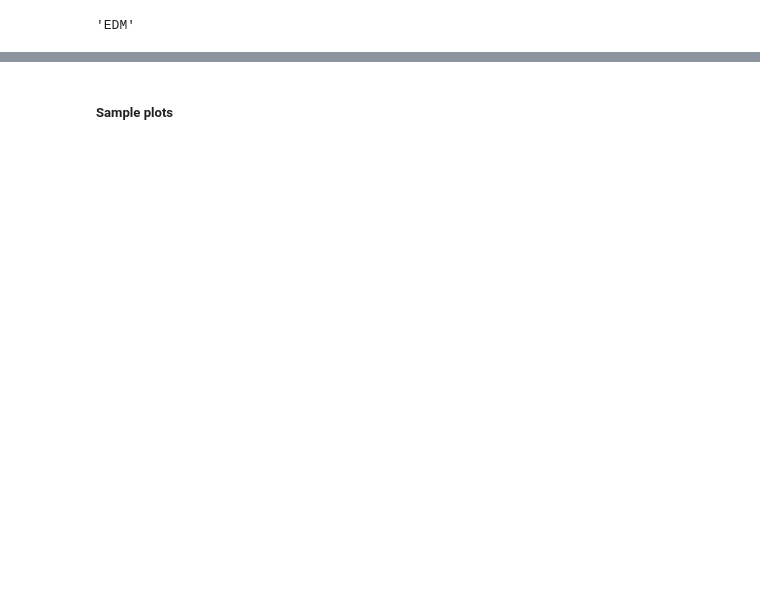
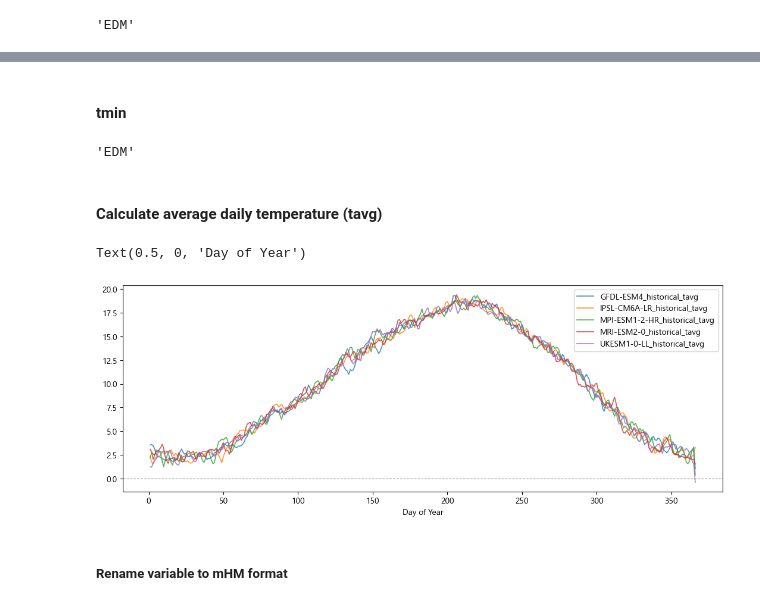
Before and after one commit to klekarkar/mHM_IO_dataprocessing, a Jupyter notebook: validate_ISIMIP3b.ipynb, the cells around one changed output, grey strips where cells are left out. Cells and saved outputs as stored; diff of their text form; code cells hidden in the pictures; blank space fills up the shorter version.

```diff
--- a/validate_ISIMIP3b.ipynb
+++ b/validate_ISIMIP3b.ipynb
@@ -135,6 +135,8 @@ VAR_UNITS = "mm/day"         # CF-ish units string
 VAR_STDNAME = "precipitation_flux"
 long_name = "Regridded precipitation rate"
 # -----------------------------------
+
+obs_pre = pISIMIP.select_ref_hist(pr_EOBS, 'pre', '1971-01-01', '2010-12-31')
 
 isimip_regridded_pr = pISIMIP.regrid_ISIMIP_to_obs(isimip_data, obs_pre, models, scenarios, REGRID_METHOD,
                                              VAR_NAME, VAR_UNITS, VAR_STDNAME, long_name)
@@ -319,2 +363,71 @@ for name, data in isimip_bc_QDM.items():
+# %% [markdown]
+#### tmin
+# %%
+
+models = list(map(str.upper, ['gfdl-esm4', 'ipsl-cm6a-lr', 'mpi-esm1-2-hr', 'mri-esm2-0', 'ukesm1-0-ll']))
+future_scenarios = ['ssp370', 'ssp585']
+method= 'qdm'  # Choose 'qdm' for Quantile Delta Mapping or 'eqm' for Empirical Quantile Mapping
+kind = "+"  # Use "+" for temperature or "*" for precipitation
+VAR_NAME, VAR_UNITS, VAR_STDNAME= 'tasmin', 'degree_celsius', 'min. daily temperature'
+
+# Bias correct the regridded ISIMIP data
+"""QDM"""
+
+isimip_bc_tmin = pISIMIP.bias_correct_ISIMIP(isimip_hiRES_tmin, obs_tmin, models,
+                                     future_scenarios, method=method, VAR_NAME=VAR_NAME, VAR_UNITS=VAR_UNITS, VAR_STDNAME=VAR_STDNAME, kind=kind)
+
+print(time.now())
+"""EDM"""
+# isimip_bc_EQM = pISIMIP.bias_correct_ISIMIP(isimip_regridded_pr, obs, models,
+#                                      future_scenarios, method=method)
+# %% [output]
+'EDM'
+# %% [markdown]
+#### Calculate average daily temperature (tavg)
+# %%
+#calculate tasavg
+# -----------------------------------
+
+isimip_bc_tavg = {}
+# Loop through each model and scenario to calculate tasavg
+scenarios = ['historical', 'ssp370', 'ssp585']
+
+for model in models:
+    for scenario in scenarios:
+        tasmin = isimip_bc_tmin[f'{model}_{scenario}_tasmin']['tasmin']
+        tasmax = isimip_bc_tmax[f'{model}_{scenario}_tasmax']['tasmax']
+        tasavg = (tasmin + tasmax) / 2
+
+        #change to xrDataset
+        tasavg = tasavg.to_dataset(name='tavg')
+
+        attributes = {
+            'units': 'degree_celcius',
+            'standard_name': 'Average daily air temperature',
+            'long_name': f'Average daily air temperature for {model} {scenario}'
+
+        }
+
+        tasavg.attrs.update(attributes)
+
+        isimip_bc_tavg[f'{model}_{scenario}_tavg'] = tasavg
+# %%
+fig, ax = plt.subplots(figsize=(13, 4.5))
+
+#df_obs = obs_tmax.mean(dim=['lat', 'lon']).to_dataframe()
+
+for model in models:
+    tasmax_hist = isimip_bc_tavg[f"{model}_historical_tavg"]
+    tasmax_hist_df = tasmax_hist.mean(dim=['lat', 'lon']).to_dataframe()
+
+    plt.plot(tasmax_hist_df.groupby(tasmax_hist_df.index.dayofyear).mean(), label=model+'_historical_tavg', lw=1.2, alpha=0.8)
+
+plt.legend(loc='upper right', ncol=1)
+#plt.plot(df_obs.groupby(df_obs.index.dayofyear).mean(), color='k', label='EOBS tmax', lw=1.8)
+plt.axhline(0, color='gray', lw=0.8, ls='--')
+plt.xlabel('Day of Year')
+# %% [output]
+Text(0.5, 0, 'Day of Year')
+[figure, added]
 # %% [markdown]
-##### Sample plots
+##### Rename variable to mHM format
```
Also changed, not shown: parts of 30 cells of this notebook, 12 other files.
